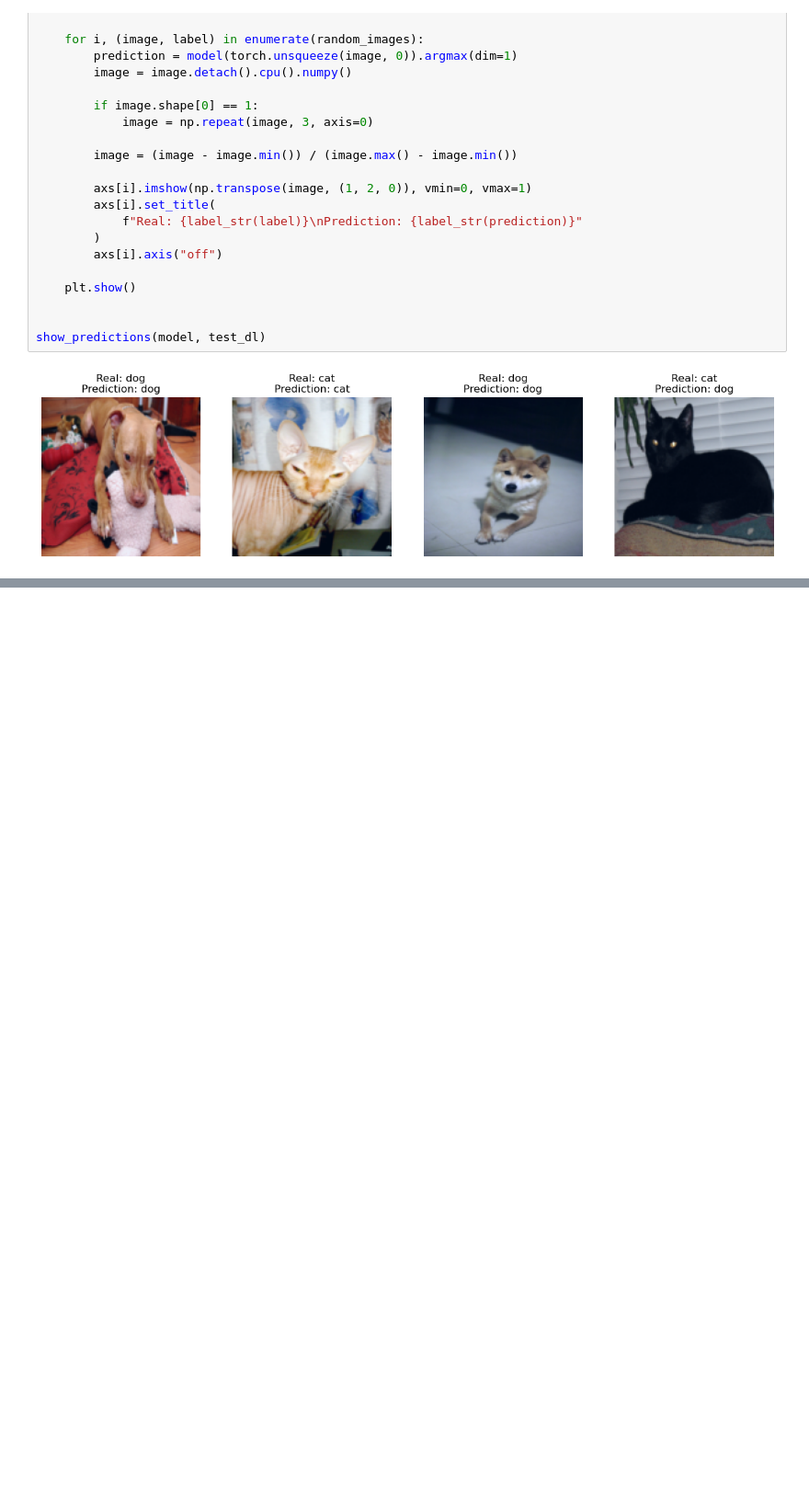
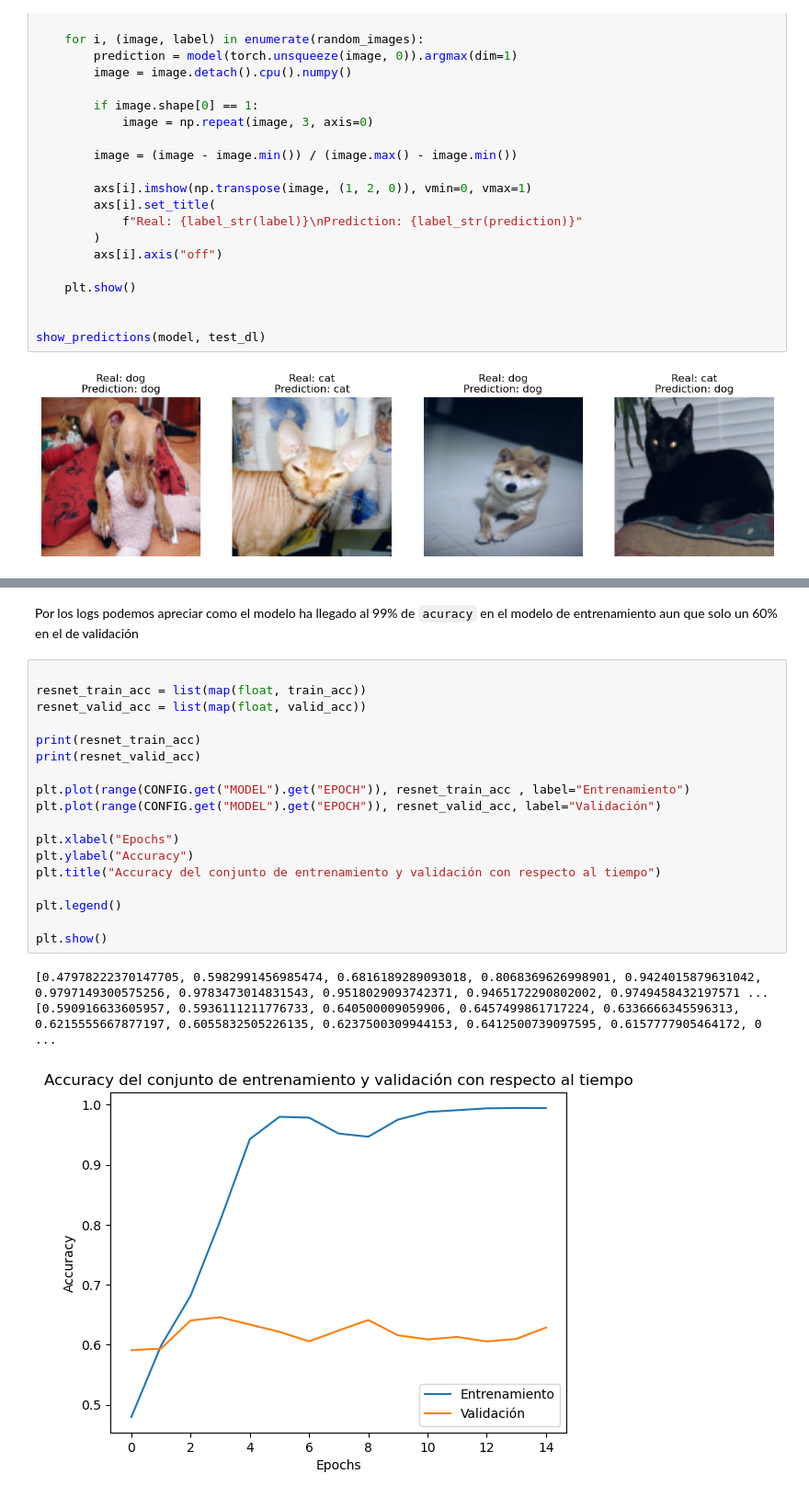
Before and after one commit to Zygmut/AA_Practica2, a Jupyter notebook: src/assesment_2.ipynb, the cells around one changed output, grey strips where cells are left out. Shown: that part at 92% size. Cells and saved outputs as stored; diff of their text form; blank space fills up the shorter version.

```diff
--- a/src/assesment_2.ipynb
+++ b/src/assesment_2.ipynb
@@ -479,0 +510,24 @@ show_predictions(model, test_dl)
+# %% [markdown]
+Por los logs podemos apreciar como el modelo ha llegado al 99% de `acuracy` en el modelo de entrenamiento aun que solo un 60% en el de validación
+# %%
+
+resnet_train_acc = list(map(float, train_acc))
+resnet_valid_acc = list(map(float, valid_acc))
+
+print(resnet_train_acc)
+print(resnet_valid_acc)
+
+plt.plot(range(CONFIG.get("MODEL").get("EPOCH")), resnet_train_acc , label="Entrenamiento")
+plt.plot(range(CONFIG.get("MODEL").get("EPOCH")), resnet_valid_acc, label="Validación")
+
+plt.xlabel("Epochs")
+plt.ylabel("Accuracy")
+plt.title("Accuracy del conjunto de entrenamiento y validación con respecto al tiempo")
+
+plt.legend()
+
+plt.show()
+# %% [output]
+[0.47978222370147705, 0.5982991456985474, 0.6816189289093018, 0.8068369626998901, 0.9424015879631042, 0.9797149300575256, 0.9783473014831543, 0.9518029093742371, 0.9465172290802002, 0.9749458432197571 ...
+[0.590916633605957, 0.5936111211776733, 0.640500009059906, 0.6457499861717224, 0.6336666345596313, 0.6215555667877197, 0.6055832505226135, 0.6237500309944153, 0.6412500739097595, 0.6157777905464172, 0 ...
+[figure, added]
```
Also changed, not shown: parts of 5 cells of this notebook.
